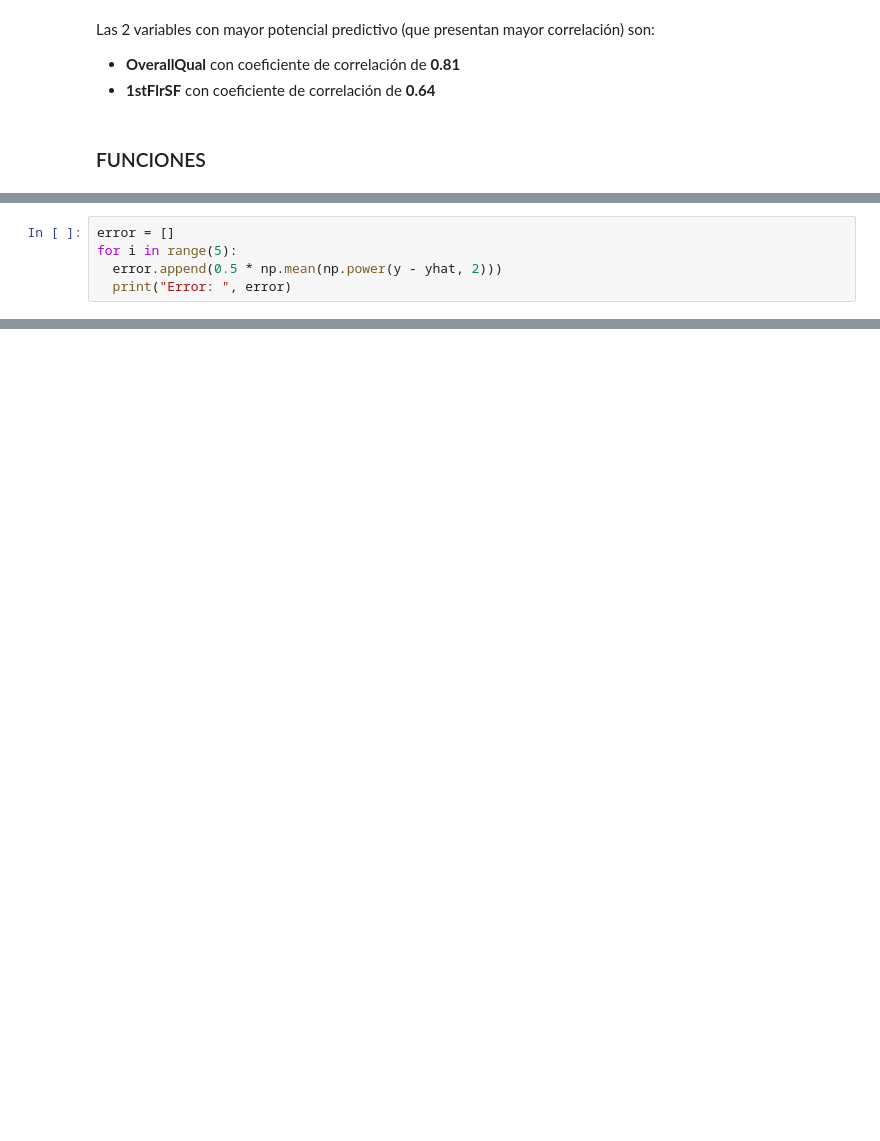
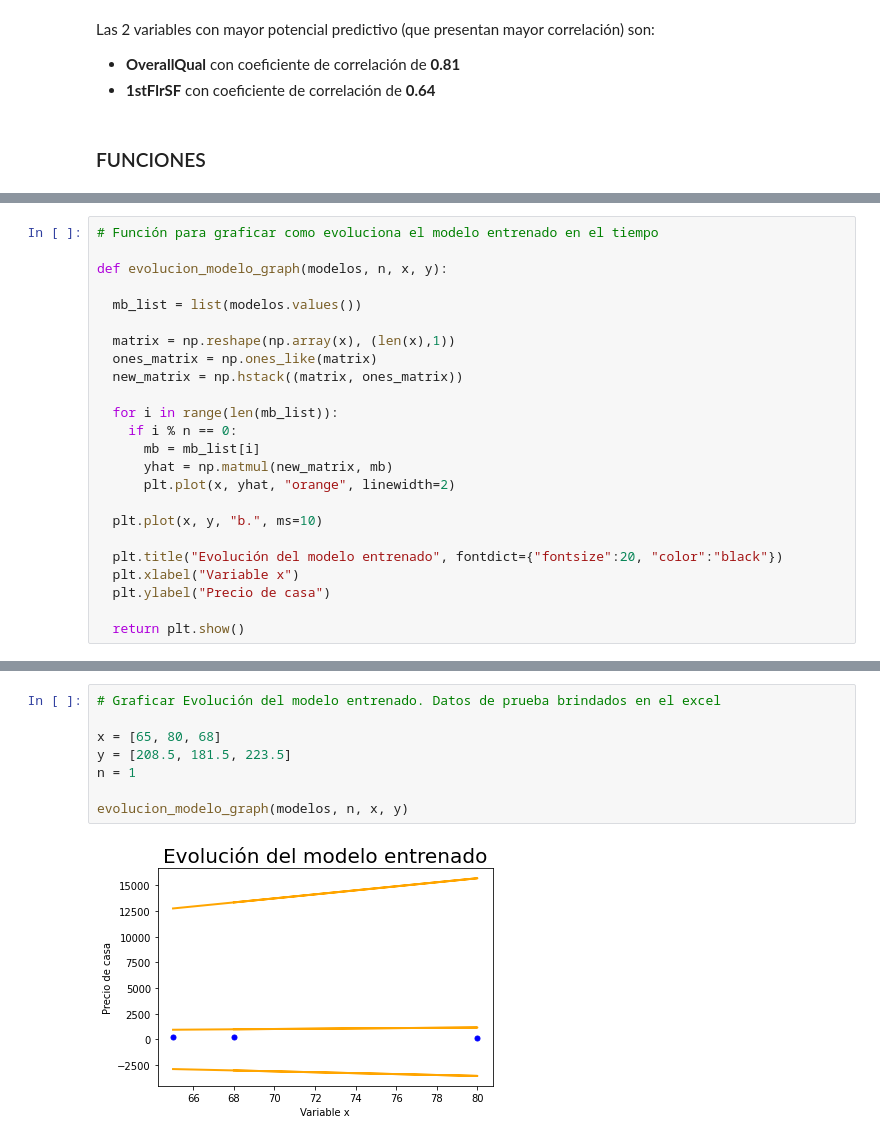
Before and after one commit to navas604/Ciencia-de-Datos-en-Python, a Jupyter notebook: Proyecto.ipynb, the cells around one changed output, grey strips where cells are left out. Saved outputs shown, nothing was run; the diff lists cells and outputs as text; blank space fills up the shorter version.

```diff
--- a/Proyecto.ipynb
+++ b/Proyecto.ipynb
@@ -367,5 +347,0 @@ print(b)
-# %%
-error = []
-for i in range(5):
-  error.append(0.5 * np.mean(np.power(y - yhat, 2)))
-  print("Error: ", error)
@@ -450,0 +396,24 @@ len(train)
+# %%
+# Función para graficar como evoluciona el modelo entrenado en el tiempo
+
+def evolucion_modelo_graph(modelos, n, x, y):
+
+  mb_list = list(modelos.values())
+
+  matrix = np.reshape(np.array(x), (len(x),1))
+  ones_matrix = np.ones_like(matrix)
+  new_matrix = np.hstack((matrix, ones_matrix))
+
+  for i in range(len(mb_list)):
+    if i % n == 0:
+      mb = mb_list[i]
+      yhat = np.matmul(new_matrix, mb)
+      plt.plot(x, yhat, "orange", linewidth=2)
+
+  plt.plot(x, y, "b.", ms=10)
+
+  plt.title("Evolución del modelo entrenado", fontdict={"fontsize":20, "color":"black"})
+  plt.xlabel("Variable x")
+  plt.ylabel("Precio de casa")
+
+  return plt.show()
@@ -450,0 +428,10 @@ len(train)
+# %%
+# Graficar Evolución del modelo entrenado. Datos de prueba brindados en el excel
+
+x = [65, 80, 68]
+y = [208.5, 181.5, 223.5]
+n = 1
+
+evolucion_modelo_graph(modelos, n, x, y)
+# %% [output]
+[figure, added]
```
Also changed, not shown: parts of 20 cells of this notebook.
